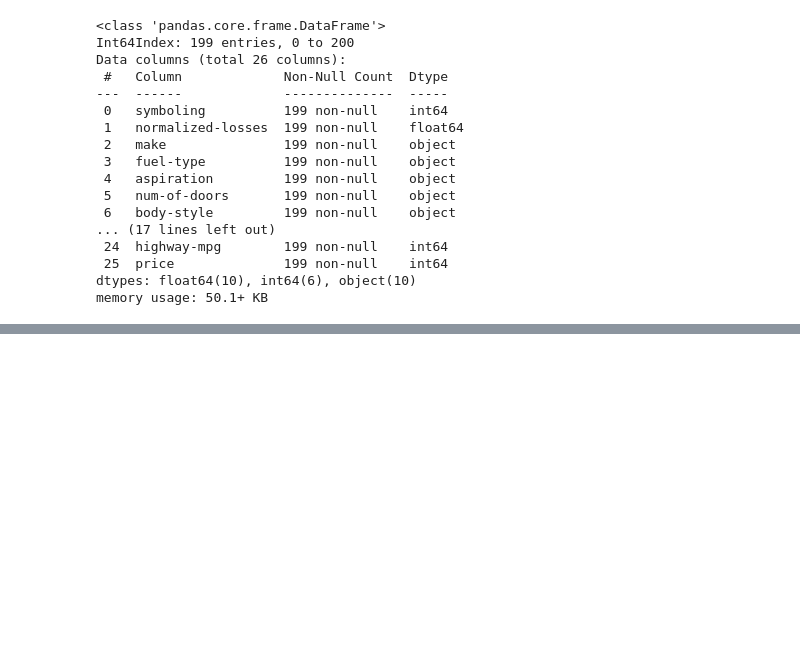
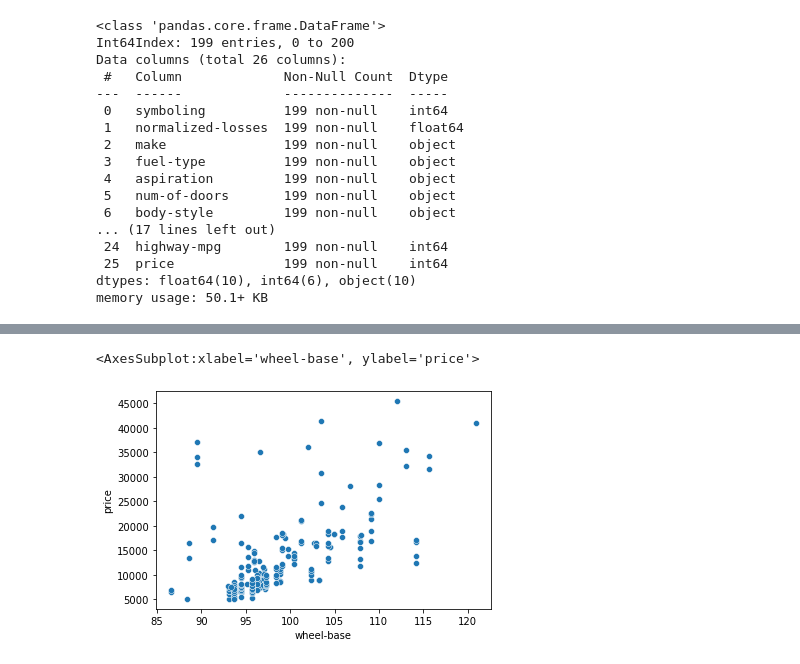
Before and after one commit to viveklil/Car_Price_Analysis, a Jupyter notebook: Car_Price_Analysis.ipynb, the cells around one changed output, grey strips where cells are left out. Drawn from its saved outputs; the diff is of its cells as text; code cells hidden in the pictures; blank space fills up the shorter version.

```diff
--- a/Car_Price_Analysis.ipynb
+++ b/Car_Price_Analysis.ipynb
@@ -469,0 +505,5 @@ for i in numerical:
+# %%
+sns.scatterplot(df['wheel-base'],df['price'])
+# %% [output]
+<AxesSubplot:xlabel='wheel-base', ylabel='price'>
+[figure, added]
```
Also changed, not shown: parts of 22 cells of this notebook.
